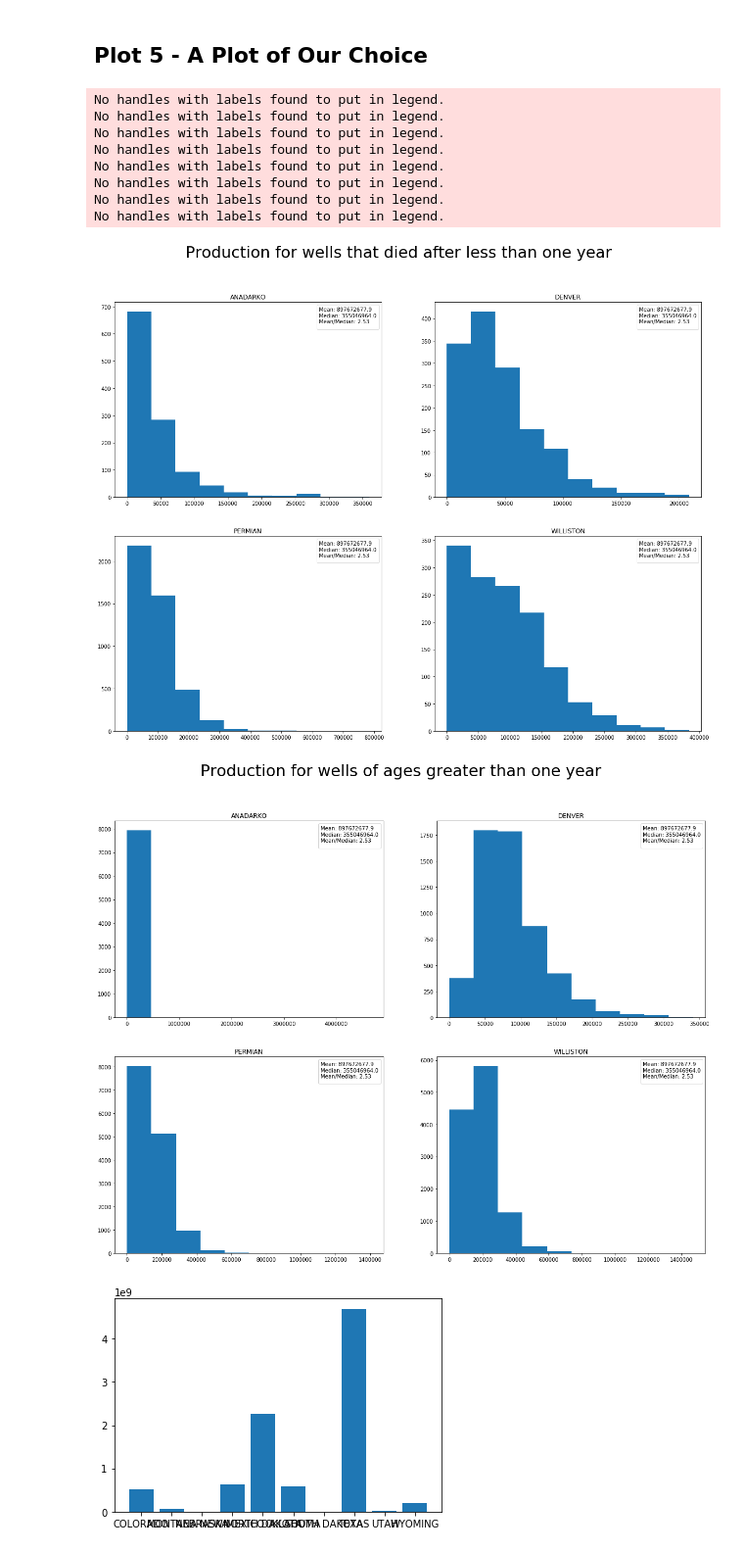
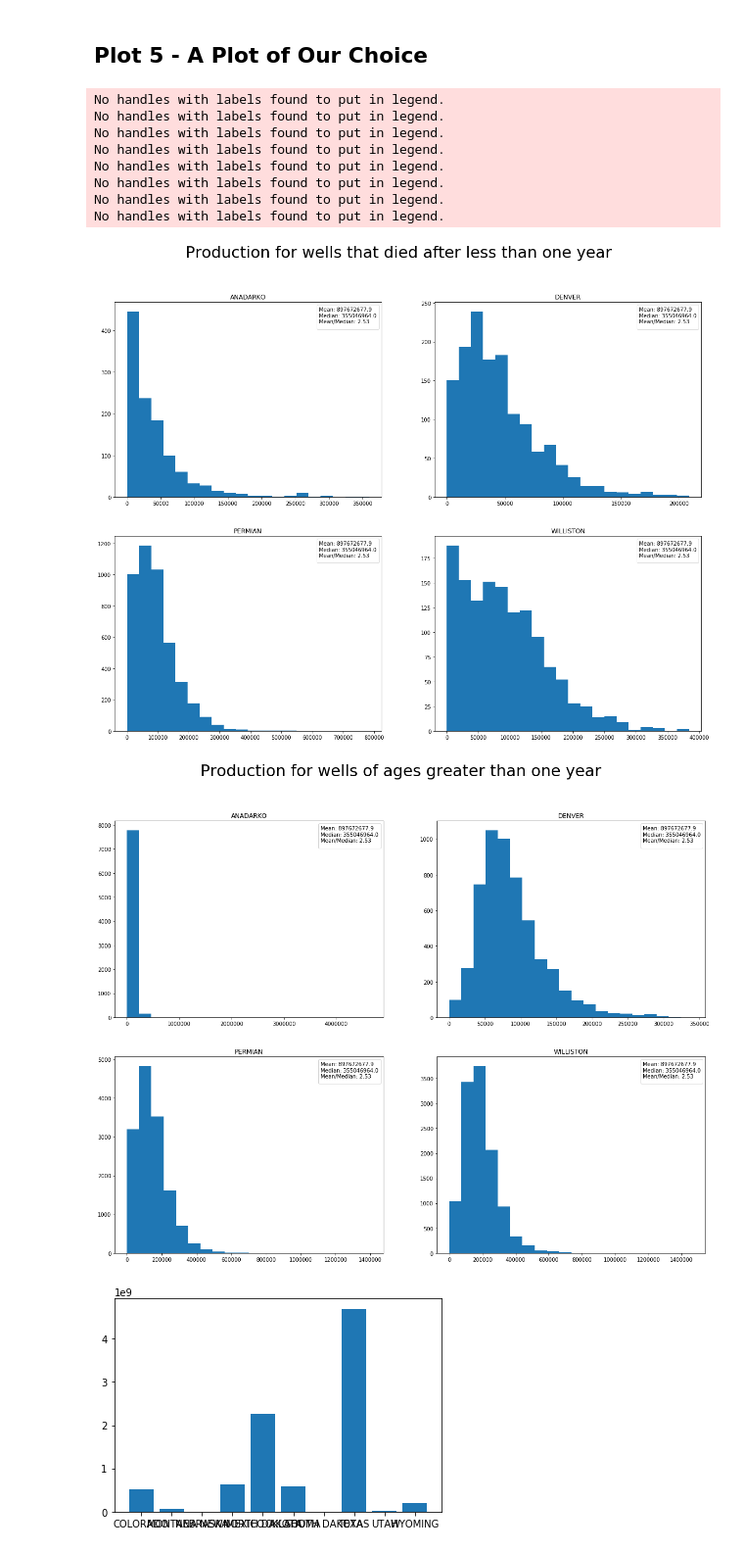
Before and after one commit to mekladious/applied-data-science, a Jupyter notebook: data_stats.ipynb, the cells around one changed output. Shown at 98% size. Saved outputs shown, nothing was run; the diff lists cells and outputs as text; code cells hidden in the pictures.

```diff
--- a/data_stats.ipynb
+++ b/data_stats.ipynb
@@ -203,37 +203,37 @@ for idx in range(0,4):
 
     cum_mean = cum.mean()
     cum_median = cum.median()
     mean_median_ratio = cum_mean/cum_median
 
     ax = plt.subplot2grid((2,2),locations[idx])
     plt.title(basin_names[idx].split(' ')[0])
     ax.legend(title="Mean: "+str(round(cum_mean,1))+'\nMedian: '+str(round(cum_median,1))+'\nMean/Median: '+str(round(mean_median_ratio,2)))
-    ax.hist(production, bins=10)
+    ax.hist(production, bins=20)
 
 fig = plt.figure(figsize=(20,15))
 fig.suptitle("Production for wells of ages greater than one year", fontsize=30)
 for idx in range(0,4):
     wells_api = df_wells[df_wells['BasinName']==basin_names[idx] ]['API']
     basin_post_peak = df_post_peak[df_post_peak['API'].isin(wells_api)]
 
     less_than_year = basin_post_peak[basin_post_peak.groupby('API')['MonthIdx'].transform(max)>12]
     production = less_than_year.groupby('API')['Liquid'].sum()
 
     ax = plt.subplot2grid((2,2),locations[idx])
     plt.title(basin_names[idx].split(' ')[0])
     ax.legend(title="Mean: "+str(round(cum_mean,1))+'\nMedian: '+str(round(cum_median,1))+'\nMean/Median: '+str(round(mean_median_ratio,2)))
-    ax.hist(production, bins=10)
+    ax.hist(production, bins=20)
 # %% [output]
 No handles with labels found to put in legend.
 No handles with labels found to put in legend.
 No handles with labels found to put in legend.
 No handles with labels found to put in legend.
 No handles with labels found to put in legend.
 No handles with labels found to put in legend.
 No handles with labels found to put in legend.
 No handles with labels found to put in legend.
-[figure, old version]
+[figure, new version]
-[figure, old version]
+[figure, new version]
 # %%
 # fig = plt.figure()
 # x = df_post_peak.merge(df_wells,on='API').sort_values('StateName')
```
